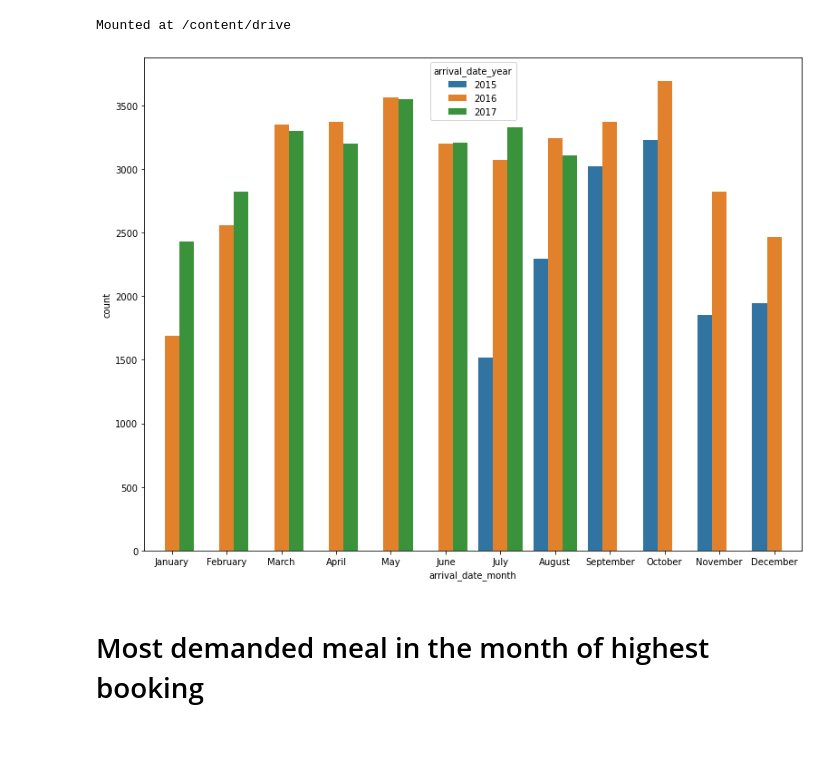
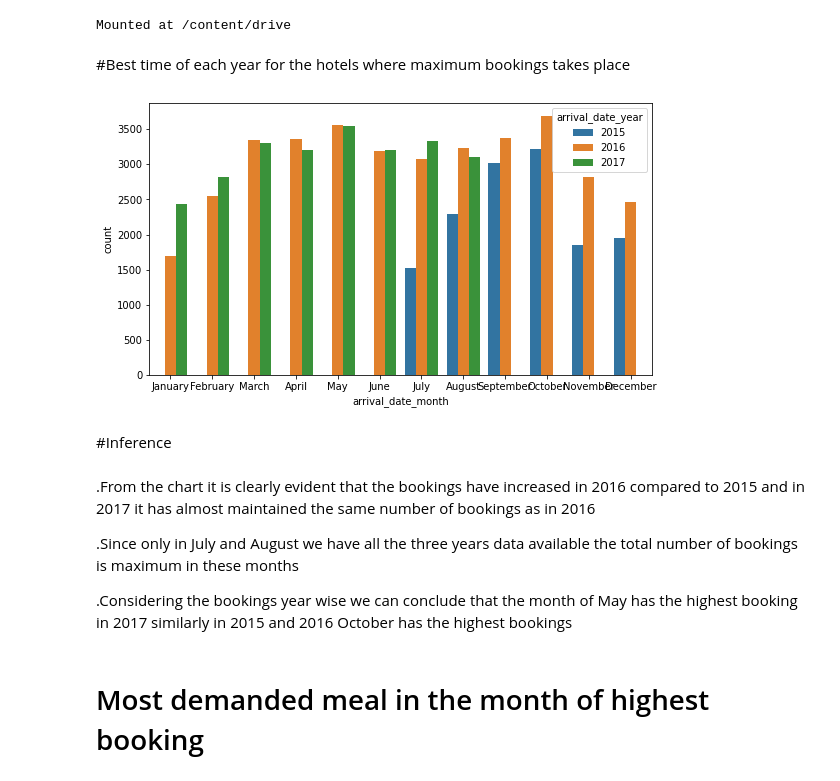
Before and after one commit to neha-goyal55/EDA-Project, a Jupyter notebook: Copy_of_EDA_Hotel_booking_Q1.ipynb, the cells around one changed output. Drawn from its saved outputs; the diff is of its cells as text; code cells hidden in the pictures; blank space fills up the shorter version.

```diff
--- a/Copy_of_EDA_Hotel_booking_Q1.ipynb
+++ b/Copy_of_EDA_Hotel_booking_Q1.ipynb
@@ -11,17 +11,28 @@ drive.mount('/content/drive')
 # %% [output]
 Mounted at /content/drive
 # %%
-file_path = '/content/drive/MyDrive/Hotel Bookings.csv'
+file_path = '/content/drive/MyDrive/EDA Capstone Project/Hotel Bookings (1).csv'
 df=pd.read_csv(file_path)
+# %% [markdown]
+#Best time of each year for the hotels where maximum bookings takes place
 # %%
-plt.figure(figsize=(13,10))
+plt.figure(figsize=(9,5))
 sns.countplot(data= df[df['is_canceled']==0],
               x = 'arrival_date_month',
               hue = 'arrival_date_year',
 
               order= ['January','February','March','April','May','June','July','August','September','October','November','December']);
 # %% [output]
-[figure, old version]
+[figure, new version]
+# %% [markdown]
+#Inference
+# %% [markdown]
+.From the chart it is clearly evident that the bookings have increased in
+2016 compared to 2015 and in 2017 it has almost maintained the same number of bookings as in 2016
+
+.Since only in July and August we have all the three years data available the total number of bookings is maximum in these months
+
+.Considering the bookings year wise we can conclude that the month of May has the highest booking in 2017 similarly in 2015 and 2016 October has the highest bookings
 # %% [markdown]
 # Most demanded meal in the month of highest booking
 # %% [markdown]
```
Also changed, not shown: parts of 4 cells of this notebook.
